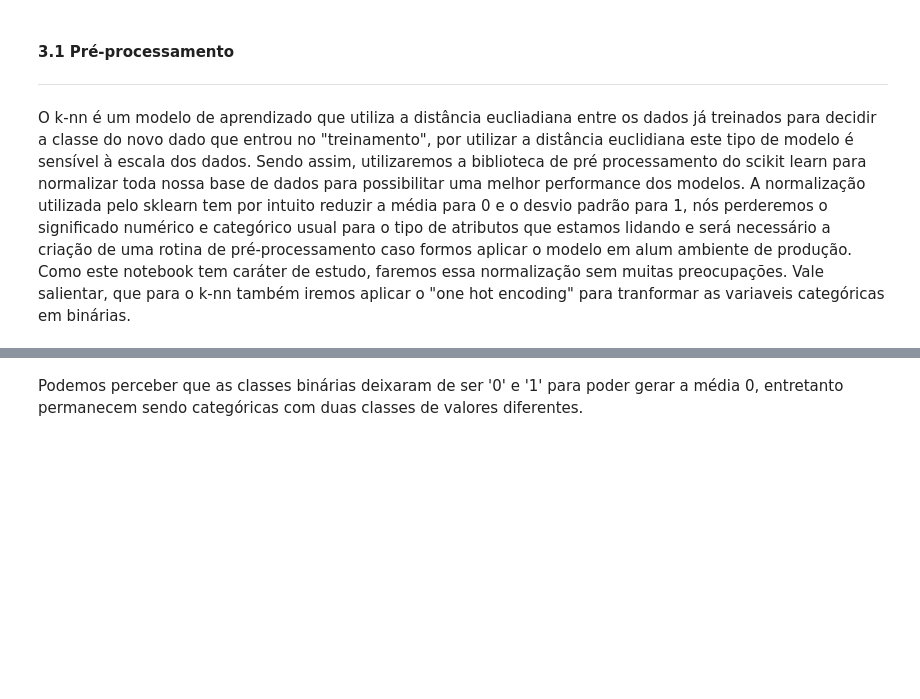
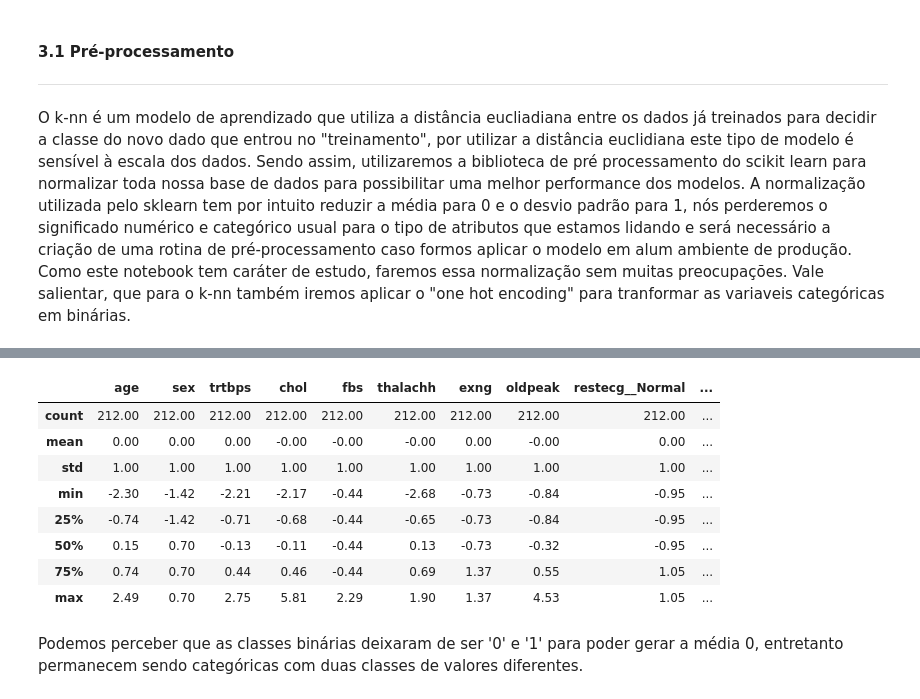
Before and after one commit to diego2017003/knn_treeClassifier, a Jupyter notebook: knn_DecisionTree.ipynb, the cells around one changed output, grey strips where cells are left out. Saved outputs shown, nothing was run; the diff lists cells and outputs as text; code cells hidden in the pictures; blank space fills up the shorter version.

```diff
--- a/knn_DecisionTree.ipynb
+++ b/knn_DecisionTree.ipynb
@@ -386,3 +438,45 @@ dados_amostra70_normalizado.describe().round(2)
+# %%
+columns = ['age','trtbps','chol','thalachh','oldpeak']
+#dados_amostra70_normalizado = dados_amostra70.loc[:,columns]
+dados_amostra70_normalizado = dados_amostra70.drop(columns=['output'])
+mapper = DataFrameMapper([(dados_amostra70_normalizado.columns, StandardScaler())])
+scaled_features = mapper.fit_transform(dados_amostra70_normalizado.copy())
+scaled_features_df = pd.DataFrame(scaled_features, index=dados_amostra70_normalizado.index, columns=dados_amostra70_normalizado.columns)
+dados_amostra70_normalizado = scaled_features_df.copy()
+'''dados_amostra70_normalizado['sex'] = dados_amostra70['sex']
+dados_amostra70_normalizado['fbs'] = dados_amostra70['fbs']
+dados_amostra70_normalizado['exng'] = dados_amostra70['exng']
+dados_amostra70_normalizado['restecg__Normal'] = dados_amostra70['restecg__Normal']
+dados_amostra70_normalizado['restecg__Possui_anormalidades'] = dados_amostra70['restecg__Possui_anormalidade']
+dados_amostra70_normalizado['restecg__Provável_hipertrofia'] = dados_amostra70['restecg__Provável_hipertrofia']
+dados_amostra70_normalizado['cp__Angina_atipica'] = dados_amostra70['cp__Angina_atipica']
+dados_amostra70_normalizado['cp__Angina_tipica'] = dados_amostra70['cp__Angina_tipica']
+dados_amostra70_normalizado['cp__Assintomatico'] = dados_amostra70['cp__Assintomatico']
+dados_amostra70_normalizado['cp__Não_Angina'] = dados_amostra70['cp__Não_Angina']
+dados_amostra70_normalizado['slp__0'] = dados_amostra70['slp__0']
+dados_amostra70_normalizado['slp__1'] = dados_amostra70['slp__1']
+dados_amostra70_normalizado['slp__2'] = dados_amostra70['slp__2']
+dados_amostra70_normalizado['thall__0'] = dados_amostra70['thall__0']
+dados_amostra70_normalizado['thall__1'] = dados_amostra70['thall__1']
+dados_amostra70_normalizado['thall__2'] = dados_amostra70['thall__2']
+dados_amostra70_normalizado['thall__3'] = dados_amostra70['thall__3']
+dados_amostra70_normalizado['caa__0'] = dados_amostra70['caa__0']
+dados_amostra70_normalizado['caa__1'] = dados_amostra70['caa__1']
+dados_amostra70_normalizado['caa__2'] = dados_amostra70['caa__2']
+dados_amostra70_normalizado['caa__3'] = dados_amostra70['caa__3']
+dados_amostra70_normalizado['caa__4'] = dados_amostra70['caa__4']'''
+dados_amostra70_normalizado['output'] = dados_amostra70['output']
+dados_amostra70_normalizado.describe().round(2)
+# %% [output]
+|  | age | sex | trtbps | chol | fbs | thalachh | exng | oldpeak | restecg__Normal | ... |
+| count | 212.00 | 212.00 | 212.00 | 212.00 | 212.00 | 212.00 | 212.00 | 212.00 | 212.00 | ... |
+| mean | 0.00 | 0.00 | 0.00 | -0.00 | -0.00 | -0.00 | 0.00 | -0.00 | 0.00 | ... |
+| std | 1.00 | 1.00 | 1.00 | 1.00 | 1.00 | 1.00 | 1.00 | 1.00 | 1.00 | ... |
+| min | -2.30 | -1.42 | -2.21 | -2.17 | -0.44 | -2.68 | -0.73 | -0.84 | -0.95 | ... |
+| 25% | -0.74 | -1.42 | -0.71 | -0.68 | -0.44 | -0.65 | -0.73 | -0.84 | -0.95 | ... |
+| 50% | 0.15 | 0.70 | -0.13 | -0.11 | -0.44 | 0.13 | -0.73 | -0.32 | -0.95 | ... |
+| 75% | 0.74 | 0.70 | 0.44 | 0.46 | -0.44 | 0.69 | 1.37 | 0.55 | 1.05 | ... |
+| max | 2.49 | 0.70 | 2.75 | 5.81 | 2.29 | 1.90 | 1.37 | 4.53 | 1.05 | ... |
 # %% [markdown]
 Podemos perceber que as classes binárias deixaram de ser '0' e '1' para poder gerar a média 0,  entretanto permanecem sendo categóricas com duas classes de valores diferentes.
 # %% [markdown]
```
Also changed, not shown: parts of 28 cells of this notebook.
